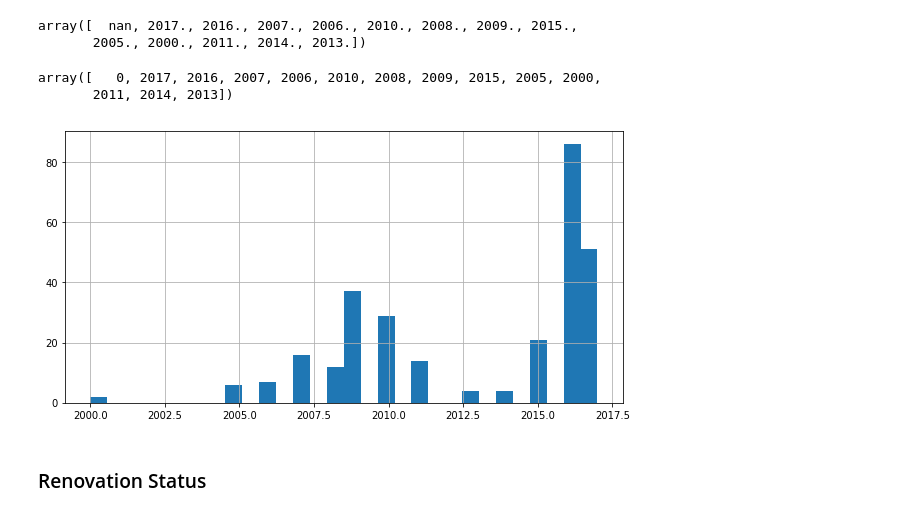
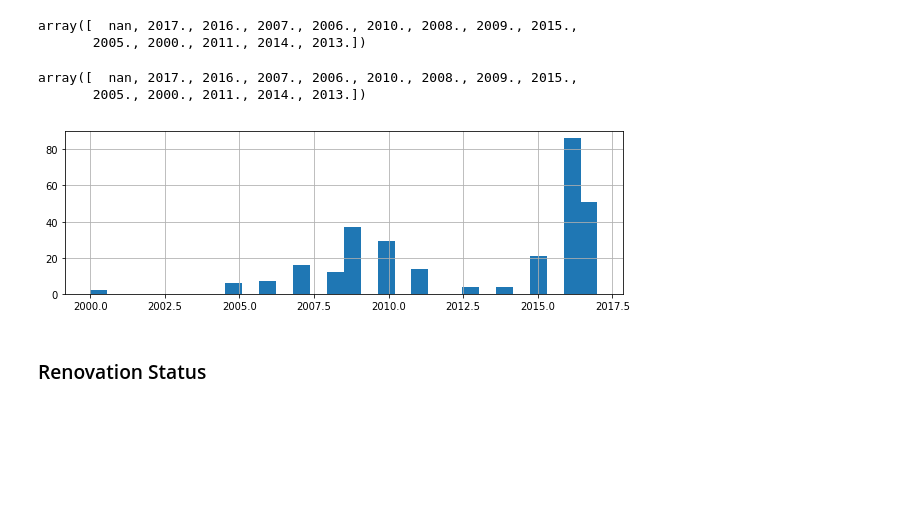
Before and after one commit to SvajuneK/Udacity-Projects, a Jupyter notebook: Data Science ND/P1 Assessment of RE needs/Vilnius City/flats.ipynb, the cells around one changed output. Drawn from its saved outputs; the diff is of its cells as text; code cells hidden in the pictures; blank space fills up the shorter version.

```diff
--- a/Data Science ND/P1 Assessment of RE needs/Vilnius City/flats.ipynb
+++ b/Data Science ND/P1 Assessment of RE needs/Vilnius City/flats.ipynb
@@ -92,0 +129,3 @@ flat.sample(5)
+# %%
+flat.drop(index = [6496, 6497], inplace=True)
+flat[flat['year'].isnull() == True]
@@ -104,0 +159,12 @@ flat.sample(5)
+# %%
+house2 = []
+
+for i in flat['house']:
+    if 'kelias' in i:
+        house2.append(flat['house'].str.split('kelias').str[-1])
+    elif 'aikštė' in i:
+        house2.append(flat['house'].str.split('aikštė').str[-1])
+    else:
+        house2.append(i)
+
+flat['house2'] = house2
@@ -170,6 +228,6 @@ array([1960., 1957., 1940., 1938., 2006., 1955., 1959., 1953., 1972.,
        1948., 1922., 1910., 1946., 1929., 1914., 1941., 1905., 1942.,
        1920., 1949., 1924., 1927., 1915., 1908., 1926.,   nan])
 # %%
-flat['year'] = flat['year'].replace(np.nan, '0').replace('0.0', '0').astype(int)
+flat['year'] = flat['year'].replace(0, np.nan)
 flat['year'].unique()
 # %% [output]
@@ -196,16 +265,16 @@ flat['year_renov'].unique()
 array([  nan, 2017., 2016., 2007., 2006., 2010., 2008., 2009., 2015.,
        2005., 2000., 2011., 2014., 2013.])
 # %%
-flat['year_renov'] = flat['year_renov'].replace(np.nan, '0').replace('0.0', '0').astype(int)
+flat['year_renov'] = flat['year_renov'].replace(0, np.nan)
 flat['year_renov'].unique()
 # %% [output]
-array([   0, 2017, 2016, 2007, 2006, 2010, 2008, 2009, 2015, 2005, 2000,
-       2011, 2014, 2013])
+array([  nan, 2017., 2016., 2007., 2006., 2010., 2008., 2009., 2015.,
+       2005., 2000., 2011., 2014., 2013.])
 # %%
-plt.figure(figsize = [10, 5])
-flat[flat['year_renov'] != 0]['year_renov'].hist(bins = 30);
+plt.figure(figsize = [10, 3])
+flat['year_renov'].hist(bins = 30);
 # %% [output]
-[figure, old version]
+[figure, new version]
 # %% [markdown]
 ### Renovation Status
 # %%
```
Also changed, not shown: parts of 31 cells of this notebook, 1 other file.
